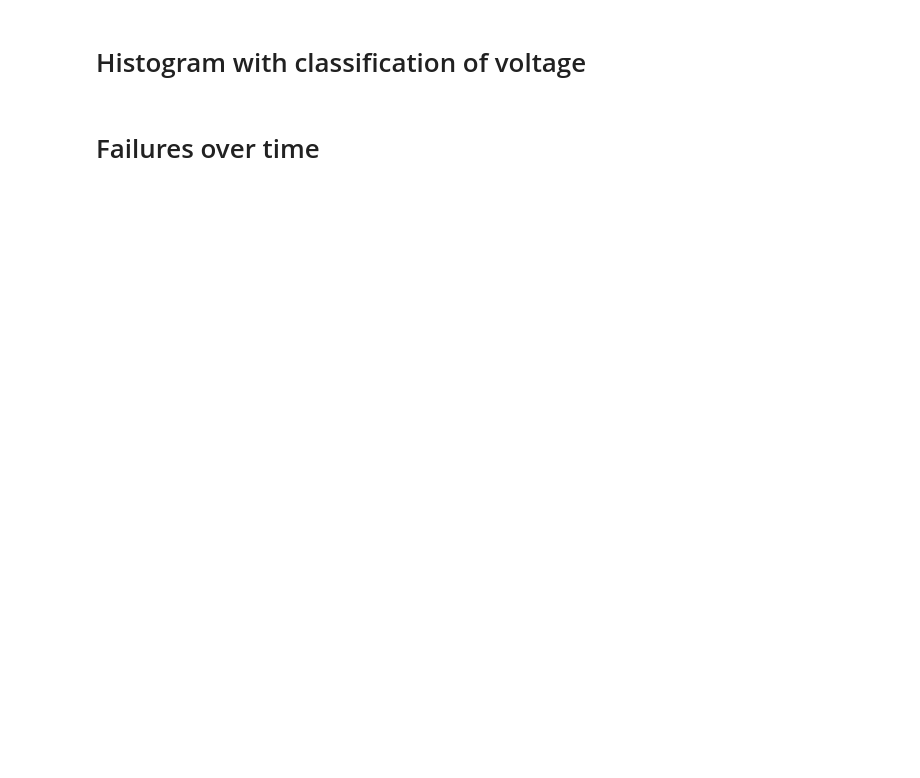
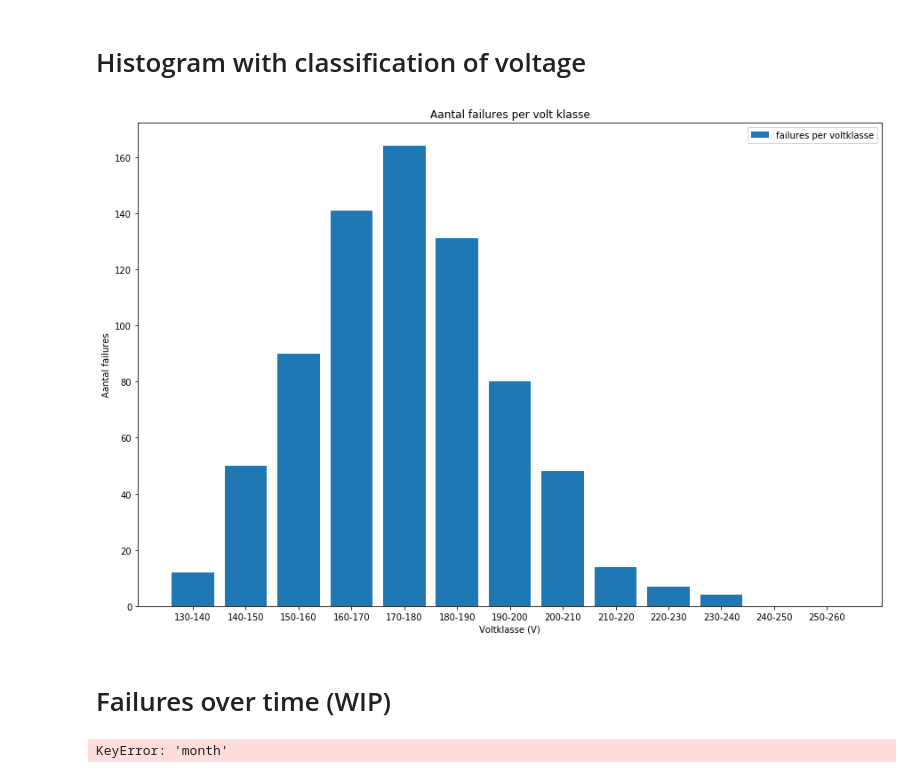
Before and after one commit to Intux404/Predictive_Maintenance, a Jupyter notebook: Visualisaties (Rob & Sander).ipynb, the cells around one changed output. Saved outputs shown, nothing was run; the diff lists cells and outputs as text; code cells hidden in the pictures; blank space fills up the shorter version.

```diff
--- a/Visualisaties (Rob & Sander).ipynb
+++ b/Visualisaties (Rob & Sander).ipynb
@@ -112,37 +117,39 @@ labelsUsed = [
         '190-200',
         '200-210',
         '210-220',
         '220-230',
         '230-240',
         '240-250',
         '250-260'
         ]
 
 voltcat = pd.cut(toCut,bins=[130,140,150,160,170,180,190,200,210,220,230,240,250,260],
     labels=labelsUsed)
-dfSmall.insert(7,'voltage_class',voltcat) #Inserts the records into the new columns, but when executed again another code should be used(?)
+# dfSmall.insert(7,'voltage_class',voltcat) #Inserts the records into the new columns, but when executed again another code should be used(?)
 
 ## Building the graphic
 
-# # validation code to check the amount of failures within a voltage class
+# validation code to check the amount of failures within a voltage class
 # test = dfSmall['failure'].groupby(dfSmall['voltage_class']).sum()
 # print(test)
 
 failureGroupVoltdf = dfSmall['failure'].groupby(dfSmall['voltage_class']).sum().reset_index()
 x = failureGroupVoltdf['voltage_class']
 y = failureGroupVoltdf['failure']
 
 fig, ax = plt.subplots()
 fig.set_figwidth(15)
 fig.set_figheight(10)
 ax.bar(x, y, label='failures per voltklasse', align='center')
 ax.set_title('Aantal failures per volt klasse')
 ax.set_ylabel('Aantal failures')
 ax.set_xlabel('Voltklasse (V)')
 ax.legend()
 plt.show()
+# %% [output]
+[figure, added]
 # %% [markdown]
-# Failures over time
+# Failures over time (WIP)
 # %%
 df=dfFailures
 df['datetime'] = pd.to_datetime(df['datetime'])
@@ -171,3 +178,5 @@ plt.show()
 # ax[0].set_title('Maanden afgezet tegen failures')
 # ax[0].set_ylabel('Aantal failures')
 # plt.show()
+# %% [output]
+KeyError: 'month'
```
Also changed, not shown: parts of 1 cell of this notebook.
